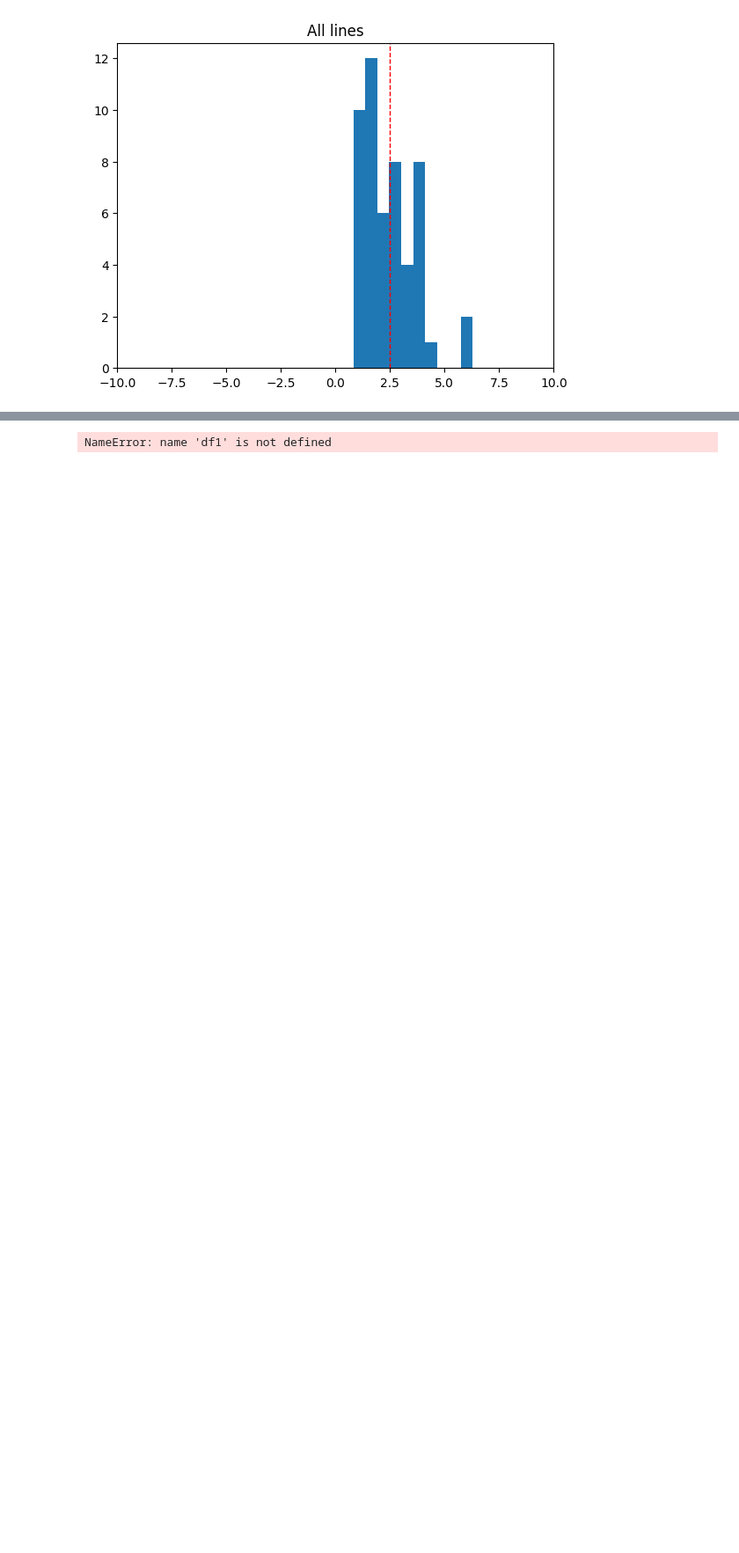
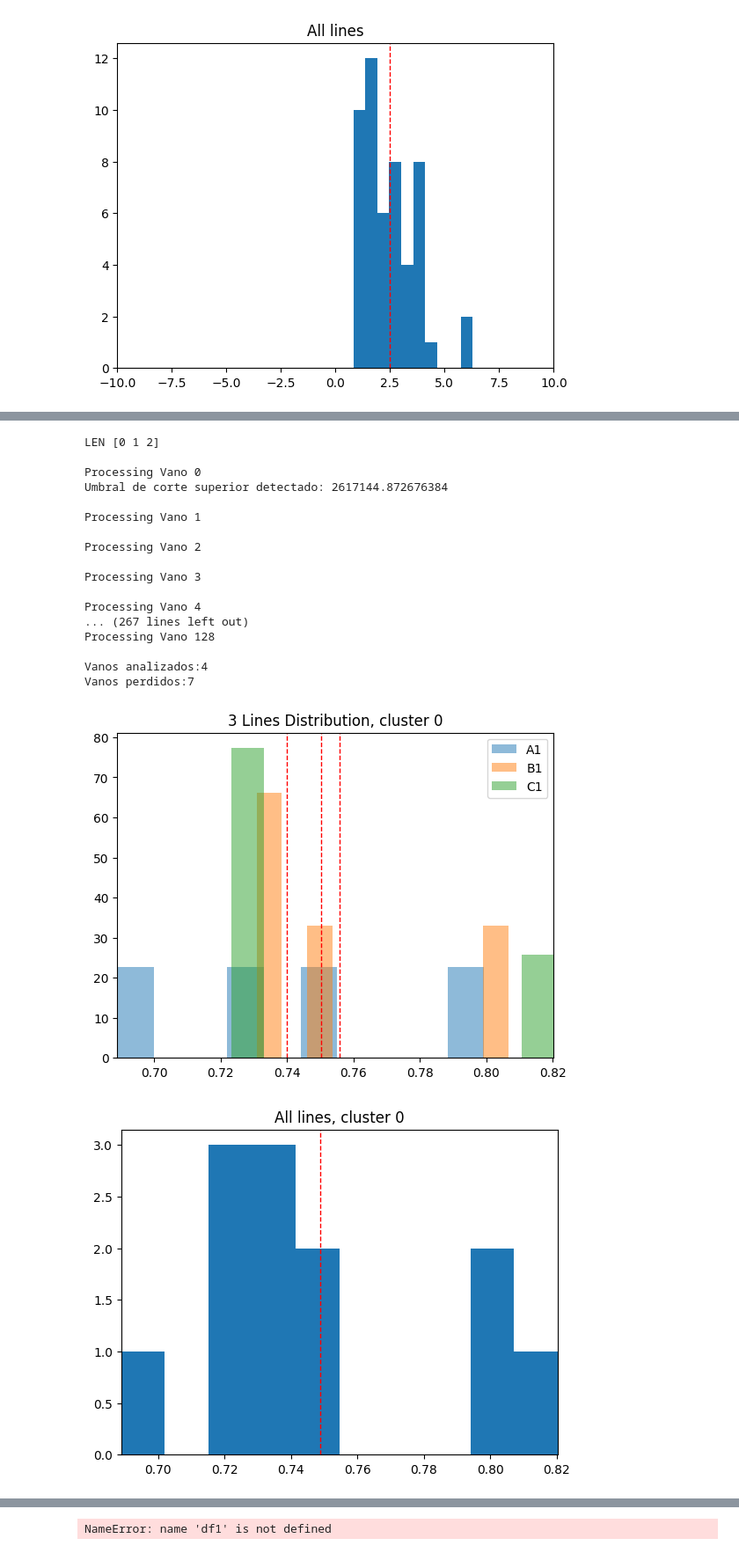
Before and after one commit to DeduceDS/CATENARIA, a Jupyter notebook: catenaria/notebooks/REG-VDI-XIN-GroupAnalysis.ipynb, the cells around one changed output, grey strips where cells are left out. Shown at 88% size. Cells and saved outputs as stored; diff of their text form; code cells hidden in the pictures; blank space fills up the shorter version.

```diff
--- a/catenaria/notebooks/REG-vecinos_y_fitting.ipynb
+++ b/catenaria/notebooks/REG-VDI-XIN-GroupAnalysis.ipynb
@@ -615,0 +567,31 @@ Vanos perdidos:27
+# %%
+
+pathdata2 = os.getcwd()+"/../data/lineas_completas/VDI711.json"
+
+with open(pathdata2, 'r') as archivo:
+    data = json.load(archivo)
+
+
+labels=group_net(data,k=5)
+plot_full_net(data,labels)
+plot_net(data,labels,k=10)
+# %% [output]
+LEN [0 1 2]
+
+Processing Vano 0
+Umbral de corte superior detectado: 2617144.872676384
+
+Processing Vano 1
+
+Processing Vano 2
+
+Processing Vano 3
+
+Processing Vano 4
+... (267 lines left out)
+Processing Vano 128
+
+Vanos analizados:4
+Vanos perdidos:7
+[figure, added]
+[figure, added]
```
Also changed, not shown: parts of 18 cells of this notebook, 2 other files.
